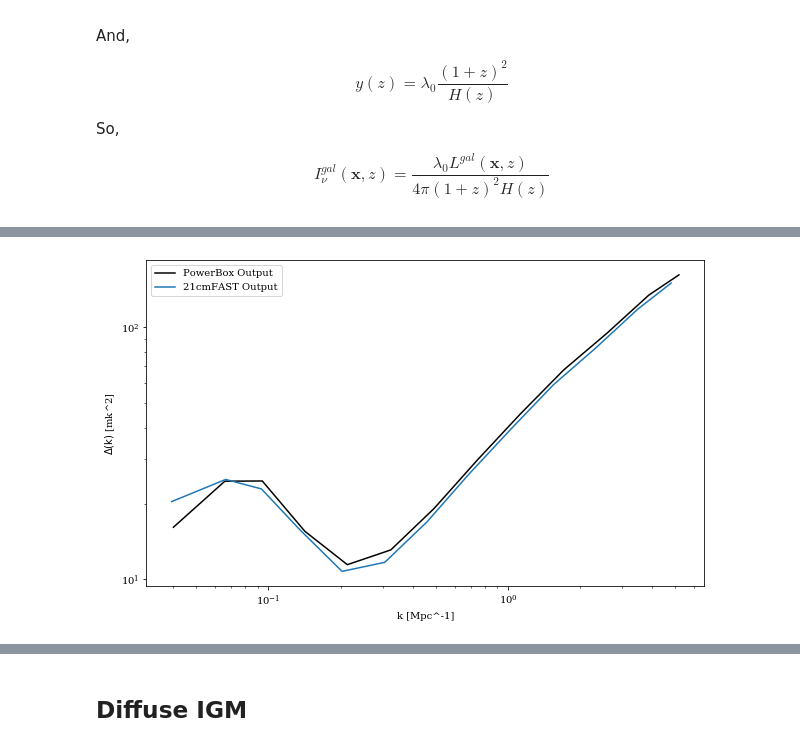
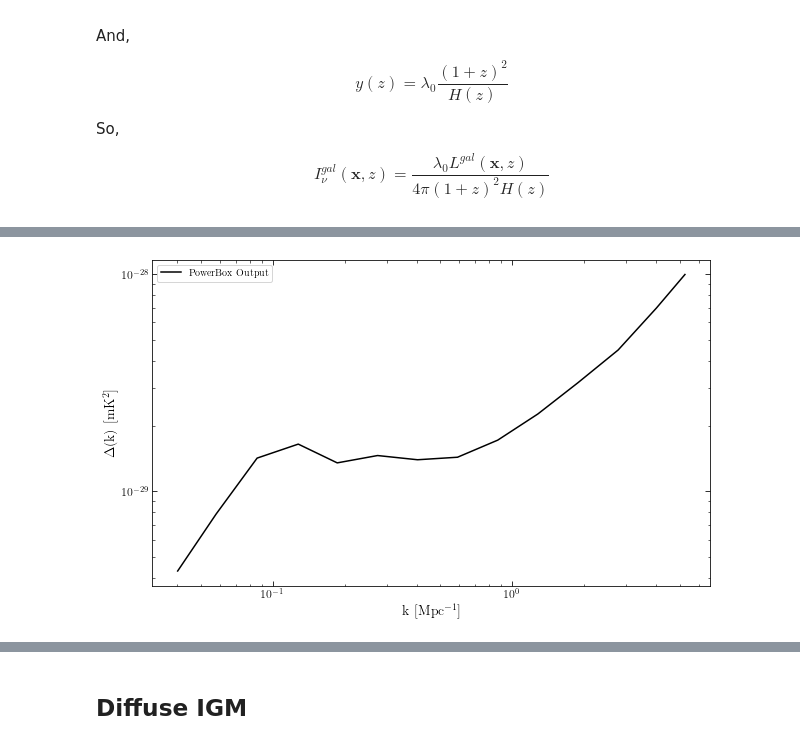
Before and after one commit to tacox5/Senior_Thesis, a Jupyter notebook: notebooks/Lya_Luminosity.ipynb, the cells around one changed output, grey strips where cells are left out. Saved outputs shown, nothing was run; the diff lists cells and outputs as text; code cells hidden in the pictures.

```diff
--- a/notebooks/Lya_Luminosity.ipynb
+++ b/notebooks/Lya_Luminosity.ipynb
@@ -286,0 +300,11 @@ arr = np.genfromtxt('/data4/tcox/21cmFAST/Output_files/Deldel_T_power_spec/ps_z0
+# %%
+T_21 = load_binary_data('../../data/delta_T_v3_z007.04_nf0.233584_useTs1_256_200Mpc')
+T_21 = T_21.reshape((256,256,256))
+# %%
+def rayleigh(T, z):
+    T *= u.mK
+    nu = 1420 / (1 + z) * u.MHz
+    return nu * 2 * const.h * nu ** 3 / (const.c ** 2) * (np.exp(const.h * nu / (const.k_B * T)) - 1.0) ** -1
+# %%
+I_21 = rayleigh(T_21, 7.04)
+I_21 = I_21.to(u.erg / u.s / u.cm ** 2)
@@ -287,12 +313,14 @@ arr = np.genfromtxt('/data4/tcox/21cmFAST/Output_files/Deldel_T_power_spec/ps_z0
+# %%
+ps_21_SI, k_21 = get_power(I_21.value, 200, log_bins = True, bins = k_bins)
+ps_21, k_21 = get_power(T_21, 200, log_bins = True, bins = k_bins)
 # %%
 plt.figure(figsize = (10,6))
-plt.plot(k_21, ps_21 * k_21 ** 3 / (2 * np.pi ** 2), color = 'k', label = 'PowerBox Output')
-plt.plot(arr[:, 0], arr[:, 1], label = '21cmFAST Output')
+plt.plot(k_21, ps_21_SI * k_21 ** 3 / (2 * np.pi ** 2), color = 'k', label = 'PowerBox Output')
 plt.xscale('log')
 plt.yscale('log')
-plt.xlabel('k [Mpc^-1]')
-plt.ylabel(r'$\Delta ({\rm k})$ [mk^2]')
+plt.xlabel('k [Mpc$^{-1}$]')
+plt.ylabel(r'$\Delta ({\rm k})$ [mK$^2$]')
 plt.legend()
 plt.show()
 # %% [output]
-[figure, old version]
+[figure, new version]
```
Also changed, not shown: parts of 28 cells of this notebook, 15 other files.
